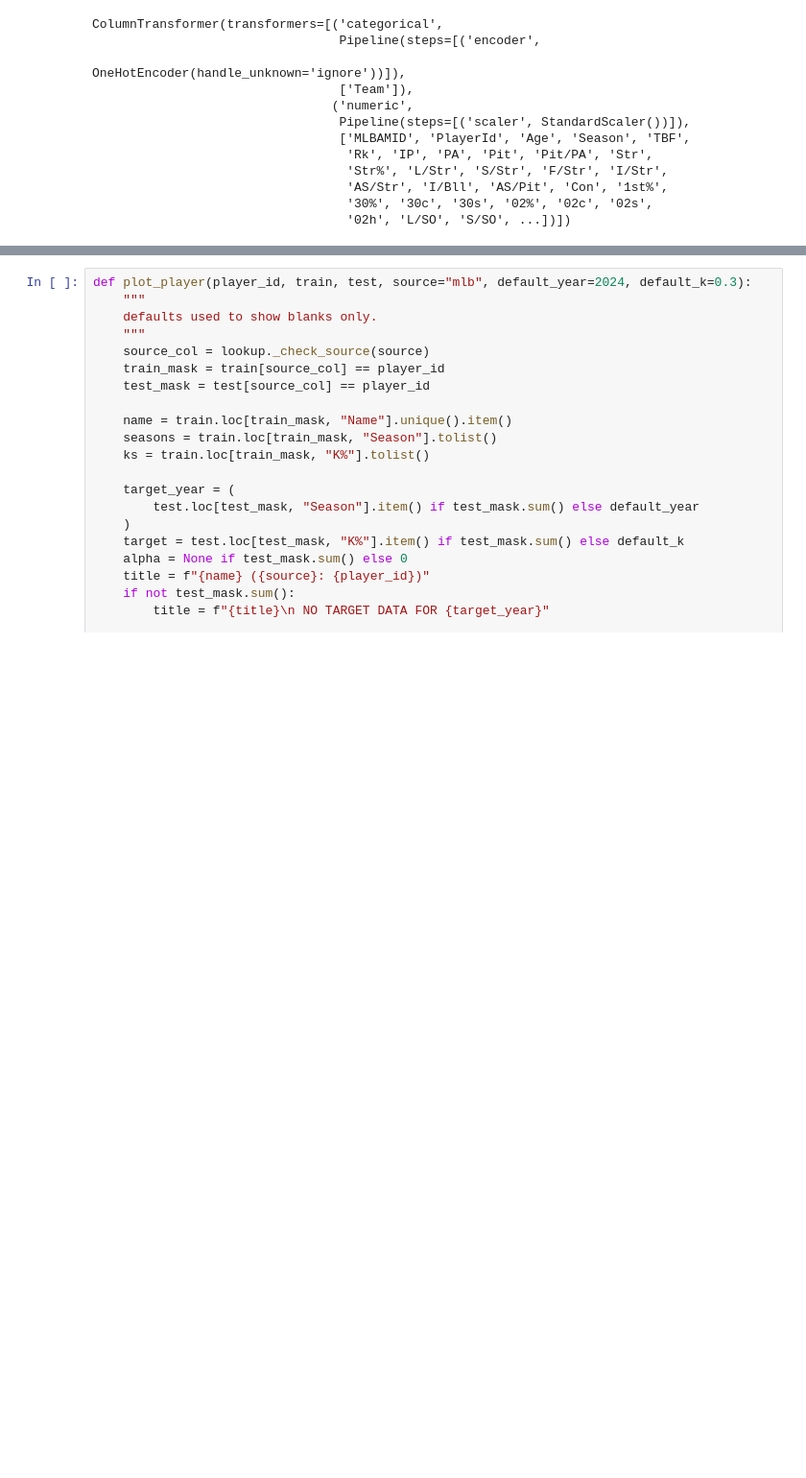
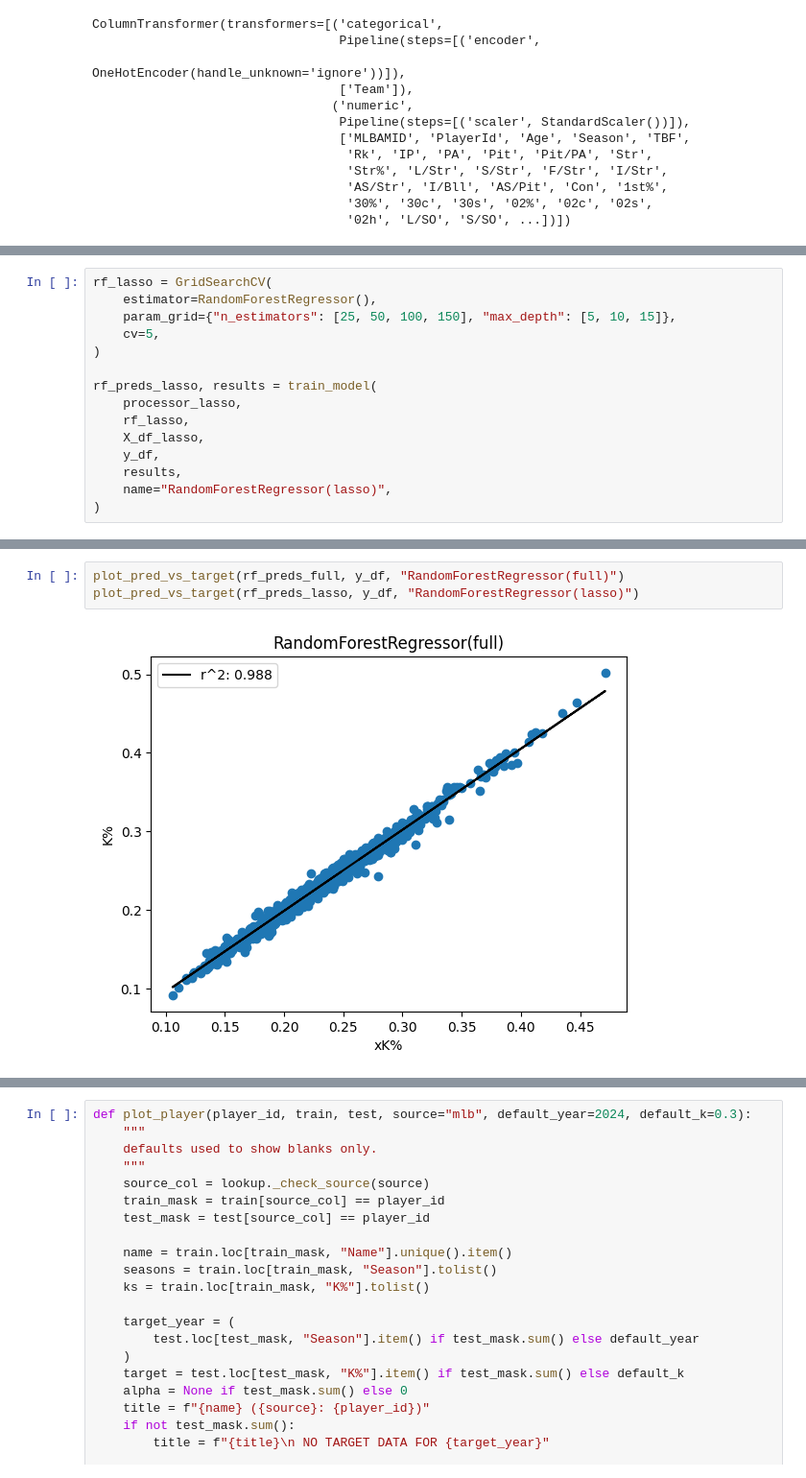
Before and after one commit to loganthomas/mlb-pitcher-xK, a Jupyter notebook: notebooks/03-modeling.ipynb, the cells around one changed output, grey strips where cells are left out. Shown at 96% size. Drawn from its saved outputs; the diff is of its cells as text; blank space fills up the shorter version.

```diff
--- a/notebooks/03-modeling.ipynb
+++ b/notebooks/03-modeling.ipynb
@@ -524,0 +414,15 @@ plot_pred_v_y(rf.predict(X_val), y_val, "RandomForest(val)")
+# %%
+rf_lasso = GridSearchCV(
+    estimator=RandomForestRegressor(),
+    param_grid={"n_estimators": [25, 50, 100, 150], "max_depth": [5, 10, 15]},
+    cv=5,
+)
+
+rf_preds_lasso, results = train_model(
+    processor_lasso,
+    rf_lasso,
+    X_df_lasso,
+    y_df,
+    results,
+    name="RandomForestRegressor(lasso)",
+)
@@ -524,0 +553,5 @@ plot_pred_v_y(rf.predict(X_val), y_val, "RandomForest(val)")
+# %%
+plot_pred_vs_target(rf_preds_full, y_df, "RandomForestRegressor(full)")
+plot_pred_vs_target(rf_preds_lasso, y_df, "RandomForestRegressor(lasso)")
+# %% [output]
+[figure, added]
```
Also changed, not shown: parts of 103 cells of this notebook, 3 other files.
